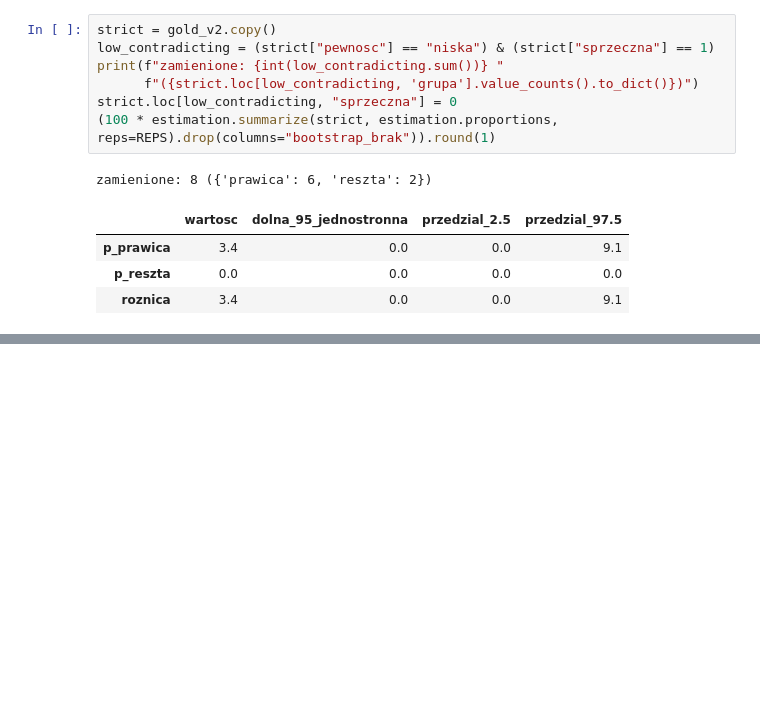
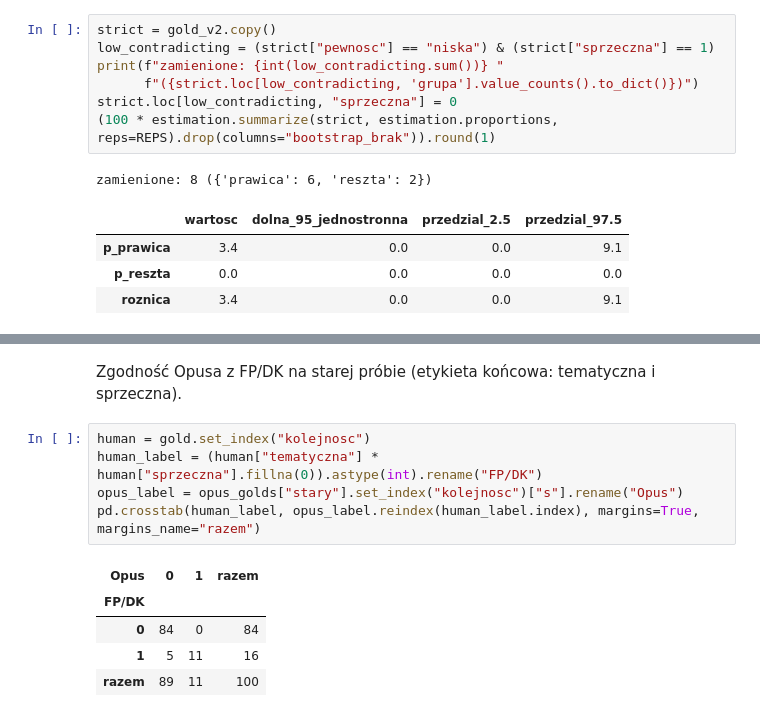
Before and after one commit to Filpus/AMC, a Jupyter notebook: notebooks/06_przebieg_v2.ipynb, the cells around one changed output, grey strips where cells are left out. Drawn from its saved outputs; the diff is of its cells as text; blank space fills up the shorter version.

```diff
--- a/notebooks/06_przebieg_v2.ipynb
+++ b/notebooks/06_przebieg_v2.ipynb
@@ -359,0 +401,13 @@ zamienione: 8 ({'prawica': 6, 'reszta': 2})
+# %% [markdown]
+Zgodność Opusa z FP/DK na starej próbie (etykieta końcowa: tematyczna i sprzeczna).
+# %%
+human = gold.set_index("kolejnosc")
+human_label = (human["tematyczna"] * human["sprzeczna"].fillna(0)).astype(int).rename("FP/DK")
+opus_label = opus_golds["stary"].set_index("kolejnosc")["s"].rename("Opus")
+pd.crosstab(human_label, opus_label.reindex(human_label.index), margins=True, margins_name="razem")
+# %% [output]
+| Opus | 0 | 1 | razem |
+| FP/DK |  |  |  |
+| 0 | 84 | 0 | 84 |
+| 1 | 5 | 11 | 16 |
+| razem | 89 | 11 | 100 |
```
Also changed, not shown: parts of 6 cells of this notebook.
